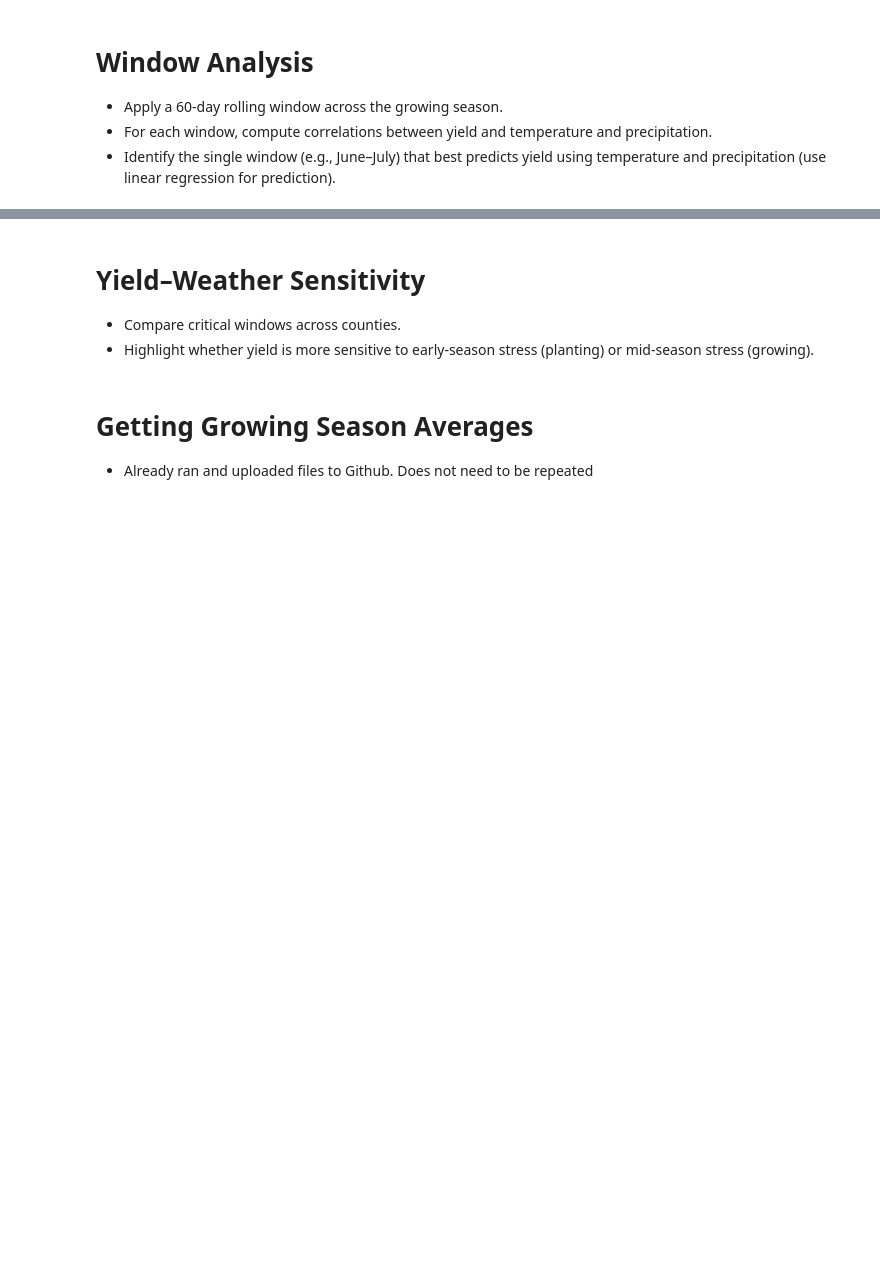
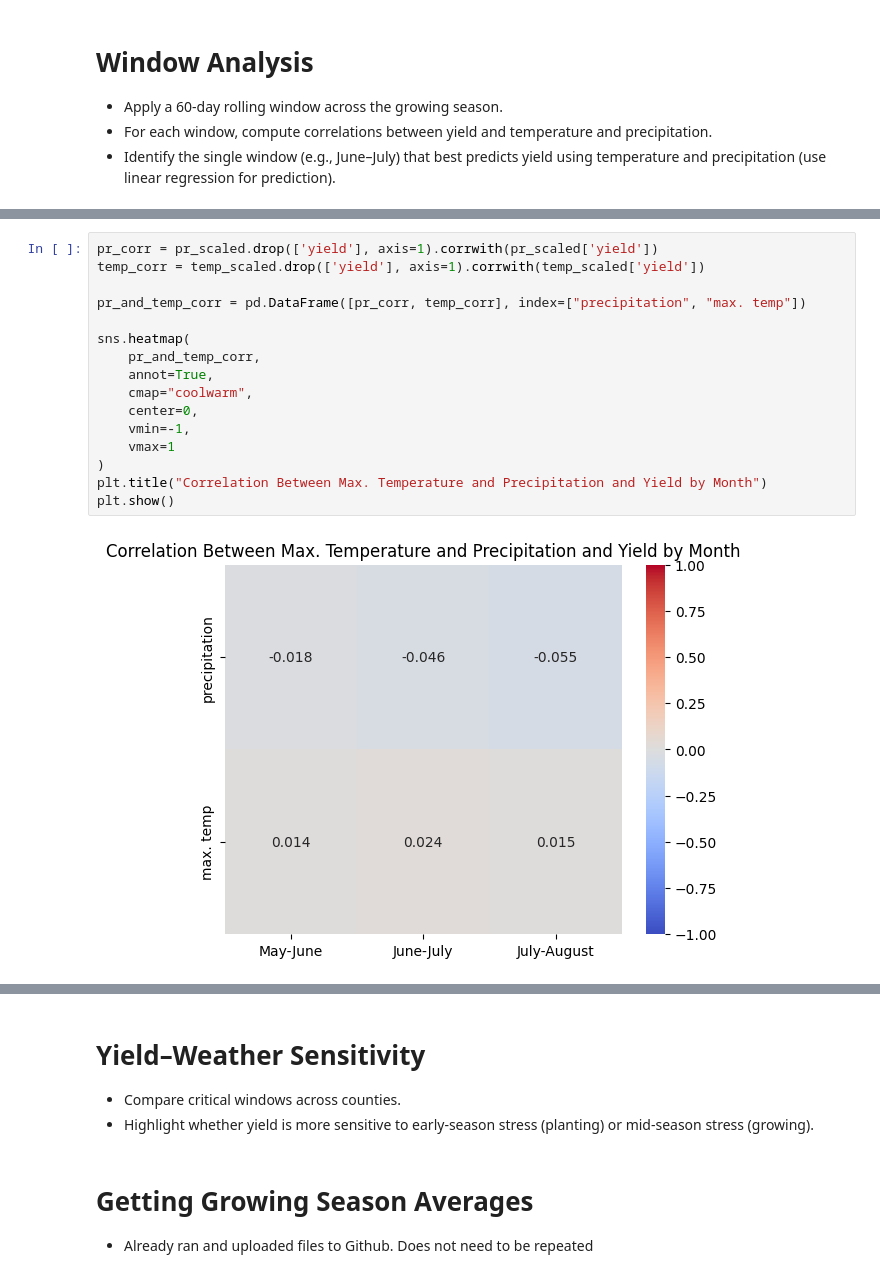
Before and after one commit to baekka1/Crop-Yield-Prediction, a Jupyter notebook: Notebooks/Week2_Tasks/q3_analyze_weather_windows.ipynb, the cells around one changed output, grey strips where cells are left out. Cells and saved outputs as stored; diff of their text form; blank space fills up the shorter version.

```diff
--- a/Notebooks/Week2_Tasks/q3_analyze_weather_windows.ipynb
+++ b/Notebooks/Week2_Tasks/q3_analyze_weather_windows.ipynb
@@ -306,0 +196,18 @@ corr_pd
+# %%
+pr_corr = pr_scaled.drop(['yield'], axis=1).corrwith(pr_scaled['yield'])
+temp_corr = temp_scaled.drop(['yield'], axis=1).corrwith(temp_scaled['yield'])
+
+pr_and_temp_corr = pd.DataFrame([pr_corr, temp_corr], index=["precipitation", "max. temp"])
+
+sns.heatmap(
+    pr_and_temp_corr,
+    annot=True,
+    cmap="coolwarm",
+    center=0,
+    vmin=-1,
+    vmax=1
+)
+plt.title("Correlation Between Max. Temperature and Precipitation and Yield by Month")
+plt.show()
+# %% [output]
+[figure, added]
```
Also changed, not shown: parts of 16 cells of this notebook.
